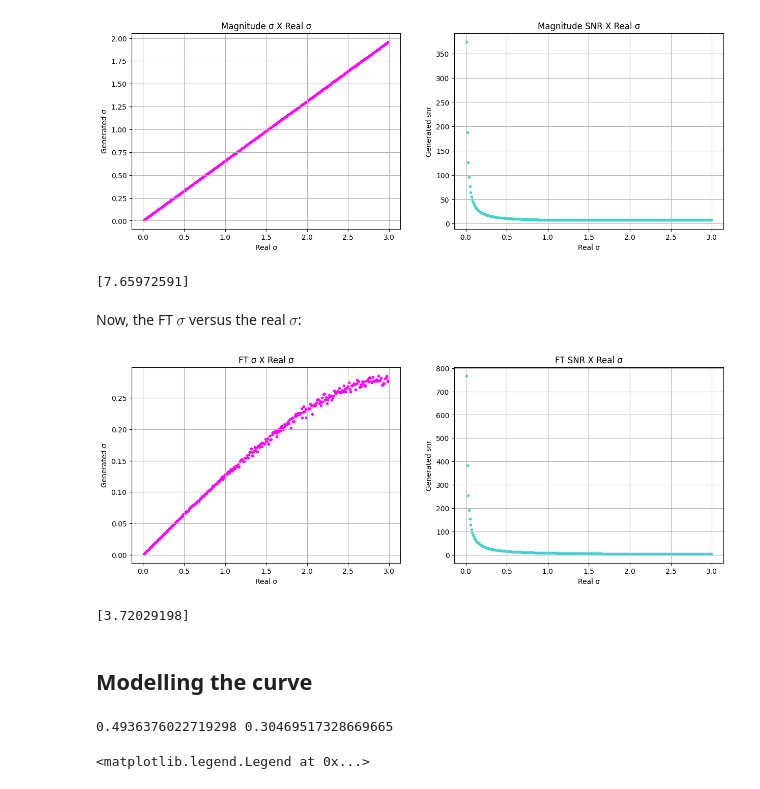
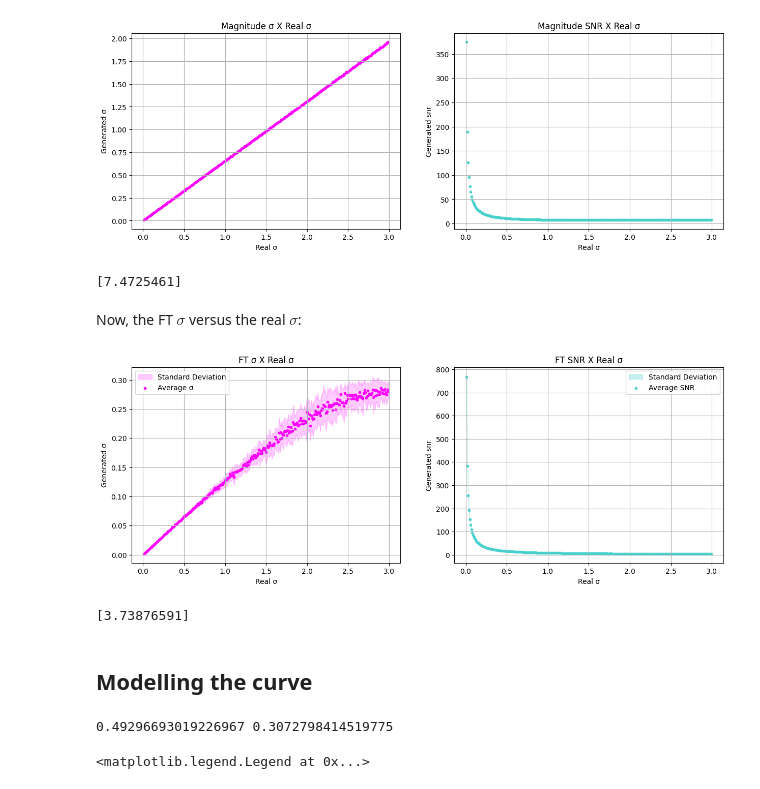
Before and after one commit to JoaoDell/MRI-study, a Jupyter notebook: examples/sigma_relations.ipynb, the cells around one changed output. Saved outputs shown, nothing was run; the diff lists cells and outputs as text; code cells hidden in the pictures.

Commit message:
feat : report changes and graphs improv

```diff
--- a/examples/sigma_relations.ipynb
+++ b/examples/sigma_relations.ipynb
@@ -181,7 +181,7 @@ sigma = 1.0
 center = 0.0
 a = 1.0
 
-n_avgs = 1
+n_avgs = 20
 
 gen_sigmas = np.zeros((n_avgs, sample_sigmas.size))
 gen_fft_sigmas = np.zeros((n_avgs, sample_sigmas.size))
@@ -228,6 +228,8 @@ for j in range(n_avgs):
         ft_bin_limits[:, i] = np.array([_ft_bin[0], _ft_bin[-1]])
 
         gen_fft_sigmas[j, i] += 1.0/pymri.snr(sig_fft)
+# %%
+snrs = 1.0/gen_fft_sigmas
 # %%
 avg_gen_sigmas = np.sum(gen_sigmas, axis = 0)/n_avgs
 avg_Ps = np.sum(Ps, axis = 0)/n_avgs
@@ -235,6 +237,8 @@ avg_Ps = np.sum(Ps, axis = 0)/n_avgs
 avg_gen_fft_sigmas = np.sum(gen_fft_sigmas, axis = 0)/n_avgs
 avg_P_ffts = np.sum(P_ffts, axis = 0)/n_avgs
 
+avg_snrs = np.sum(snrs, axis = 0)/n_avgs
+
 
 print(avg_gen_sigmas.shape)
 # %% [output]
@@ -303,28 +307,35 @@ plt.grid(True)
 # %%
 print((avg_Ps/avg_gen_sigmas)[sample_sigmas == 2.5])
 # %% [output]
-[7.65972591]
+[7.4725461]
+# %%
+sigma_error = np.std(gen_fft_sigmas, axis = 0)
+snr_error = np.std(snrs, axis = 0)
 # %% [markdown]
 Now, the FT $\sigma$ versus the real $\sigma$:
 # %%
 plt.figure(figsize=(15, 5))
 
 plt.subplot(121)
-plt.scatter(sample_sigmas, avg_gen_fft_sigmas, c = "magenta", marker= ".")
+plt.fill_between(sample_sigmas, avg_gen_fft_sigmas - sigma_error, avg_gen_fft_sigmas + sigma_error, alpha = 0.2, color = "magenta", label = "Standard Deviation")
+plt.scatter(sample_sigmas, avg_gen_fft_sigmas, c = "magenta", marker= ".", label = "Average σ")
 plt.title("FT σ X Real σ")
 plt.xlabel("Real σ")
 plt.ylabel("Generated σ")
+plt.legend()
 plt.grid(True)
 
 plt.subplot(122)
-plt.scatter(sample_sigmas, 1.0/avg_gen_fft_sigmas, c = "mediumturquoise", marker= ".")
+plt.fill_between(sample_sigmas, avg_snrs - snr_error, avg_snrs + snr_error, alpha = 0.3, color = "mediumturquoise", label = "Standard Deviation")
+plt.scatter(sample_sigmas, avg_snrs, c = "mediumturquoise", marker= ".", label = "Average SNR")
 plt.title("FT SNR X Real σ")
 plt.xlabel("Real σ")
 plt.ylabel("Generated snr")
+plt.legend()
 plt.grid(True)
 # %% [output]
-[figure, old version]
+[figure, new version]
 # %%
 print((1.0/avg_gen_fft_sigmas)[sample_sigmas == 2.5])
 # %% [output]
-[3.72029198]
+[3.73876591]
@@ -369,7 +371,7 @@ a, b = curve[0]
 a_fft, c_fft = curve_fft[0]
 print(a_fft, c_fft)
 # %% [output]
-0.4936376022719298 0.30469517328669665
+0.49296693019226967 0.3072798414519775
 # %%
 plt.scatter(sample_sigmas, avg_gen_sigmas, c = "magenta", marker= ".", label = "Data")
 plt.plot(sample_sigmas, linear(sample_sigmas, a, b), c = "green", label = "Fit")
```
Also changed, not shown: parts of 7 cells of this notebook, 8 other files.
